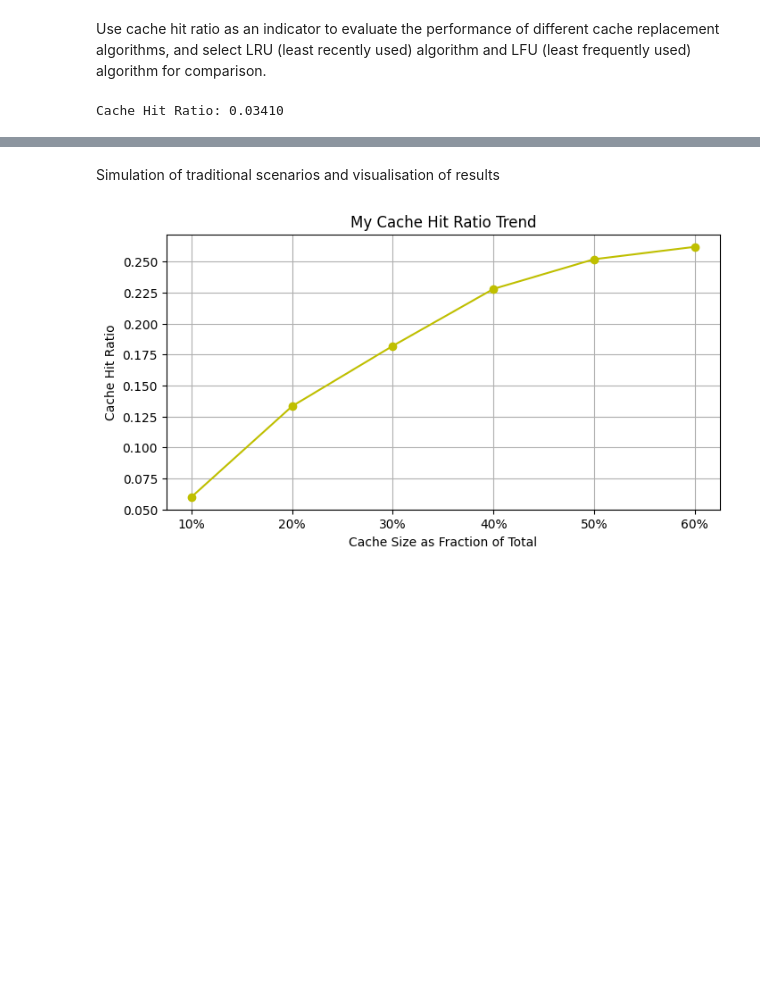
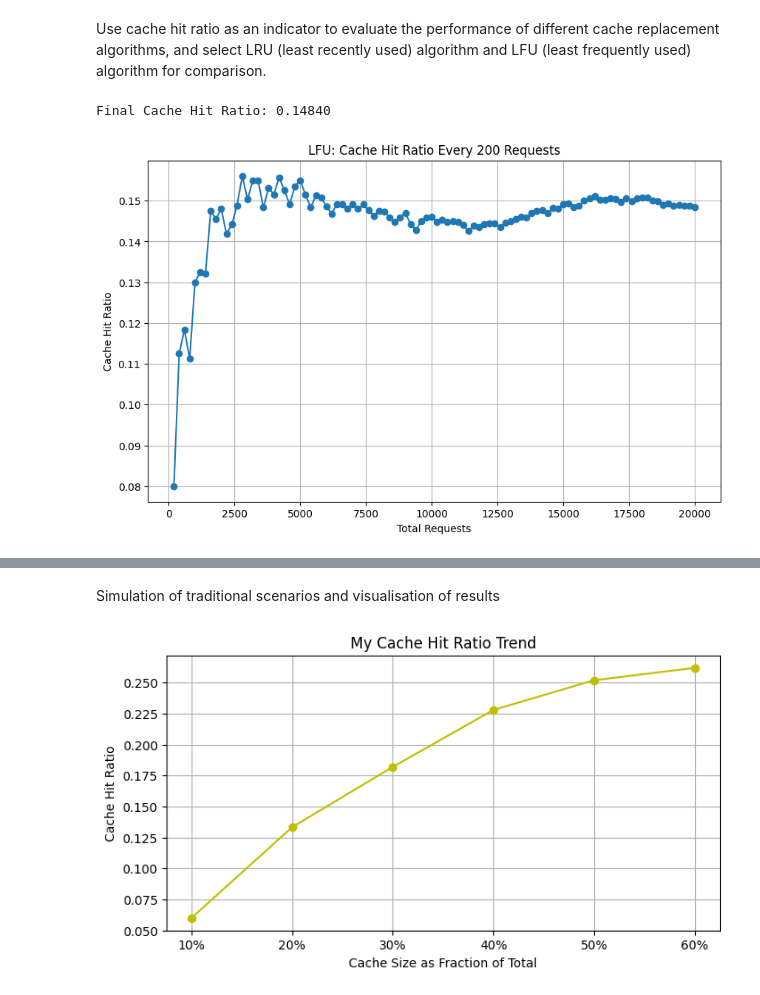
Before and after one commit to cifiyoo/hwt-project, a Jupyter notebook: hwt-project.ipynb, the cells around one changed output, grey strips where cells are left out. Cells and saved outputs as stored; diff of their text form; code cells hidden in the pictures; blank space fills up the shorter version.

```diff
--- a/hwt-project.ipynb
+++ b/hwt-project.ipynb
@@ -1111,42 +1112,65 @@ print(cache_hit/20000.0)
 # %% [markdown]
 Use cache hit ratio as an indicator to evaluate the performance of different cache replacement algorithms, and select LRU (least recently used) algorithm and LFU (least frequently used) algorithm for comparison.
 # %%
-# LFU
 import pandas as pd
+import matplotlib.pyplot as plt
+from collections import defaultdict, OrderedDict
 
-# Initialize cache and frequency recording
-user_caches = {}  # {user_id: {movie_id: access_frequency, ...}, ...}
+user_caches = {}
 cache_hits = 0
 total_requests = 0
+interval_cache_hit_ratios = []
 
 # Traverse every row in the DataFrame
 for index, row in future_requests.iterrows():
     user_id = row['user_id']
     movie_id = row['movie_id']
     total_requests += 1
 
-    # Check if this movie_id is already in this user's cache
     if user_id not in user_caches:
-        user_caches[user_id] = {}
-    if movie_id in user_caches.get(user_id, {}):
-#         print(f"User {user_id} already has movie {movie_id} cached.")
+        user_caches[user_id] = {'movies': OrderedDict(), 'counts': defaultdict(set)}
+
+    if movie_id in user_caches[user_id]['movies']:
         cache_hits += 1
-        user_caches[user_id][movie_id] += 1  # Increase access frequency
+        # Increase access count
+        old_count = user_caches[user_id]['movies'][movie_id]
+        new_count = old_count + 1
+        user_caches[user_id]['movies'][movie_id] = new_count
+        # Update counts dict
+        user_caches[user_id]['counts'][old_count].remove(movie_id)
+        if not user_caches[user_id]['counts'][old_count]:
+            del user_caches[user_id]['counts'][old_count]
+        user_caches[user_id]['counts'][new_count].add(movie_id)
     else:
-        # Increase access frequency if the user has not cached this movie_id yet
-        if len(user_caches[user_id]) < 10:
-            # If the cache quantity is less than 10, add directly
-            user_caches[user_id][movie_id] = 1  # Initialize access frequency
-#             print(f"Added movie {movie_id} to user {user_id}'s cache.")
+        if len(user_caches[user_id]['movies']) < 60:
+            user_caches[user_id]['movies'][movie_id] = 1
+            user_caches[user_id]['counts'][1].add(movie_id)
         else:
-            # If the cache reaches 10, find the movie with the lowest access frequency and replace it
-            least_frequent_movie = min(user_caches[user_id], key=user_caches[user_id].get)
-            del user_caches[user_id][least_frequent_movie]
-            user_caches[user_id][movie_id] = 1
-#             print(f"Removed movie {least_frequent_movie} and added movie {movie_id} to user {user_id}'s cache.")
+            # Remove the least frequently used item
+            least_freq, least_movies = min(user_caches[user_id]['counts'].items())
+            least_movie = least_movies.pop()
+            if not least_movies:
+                del user_caches[user_id]['counts'][least_freq]
+            del user_caches[user_id]['movies'][least_movie]
+            user_caches[user_id]['movies'][movie_id] = 1
+            user_caches[user_id]['counts'][1].add(movie_id)
 
-#Calculate cache hit rate
+    if total_requests % 200 == 0:
+        cache_hit_ratio = cache_hits / total_requests
+        interval_cache_hit_ratios.append(cache_hit_ratio)
+
+# Final cache hit ratio
 cache_hit_ratio = cache_hits / total_requests if total_requests > 0 else 0
-print(f"Cache Hit Ratio: {cache_hit_ratio:.5f}")
+print(f"Final Cache Hit Ratio: {cache_hit_ratio:.5f}")
+
+# Plotting the cache hit ratio
+plt.figure(figsize=(10, 6))
+plt.plot(range(200, total_requests+1, 200), interval_cache_hit_ratios, marker='o')
+plt.xlabel('Total Requests')
+plt.ylabel('Cache Hit Ratio')
+plt.title('LFU: Cache Hit Ratio Every 200 Requests')
+plt.grid(True)
+plt.show()
 # %% [output]
-Cache Hit Ratio: 0.03410
+Final Cache Hit Ratio: 0.14840
+[figure, added]
```
Also changed, not shown: parts of 5 cells of this notebook.
